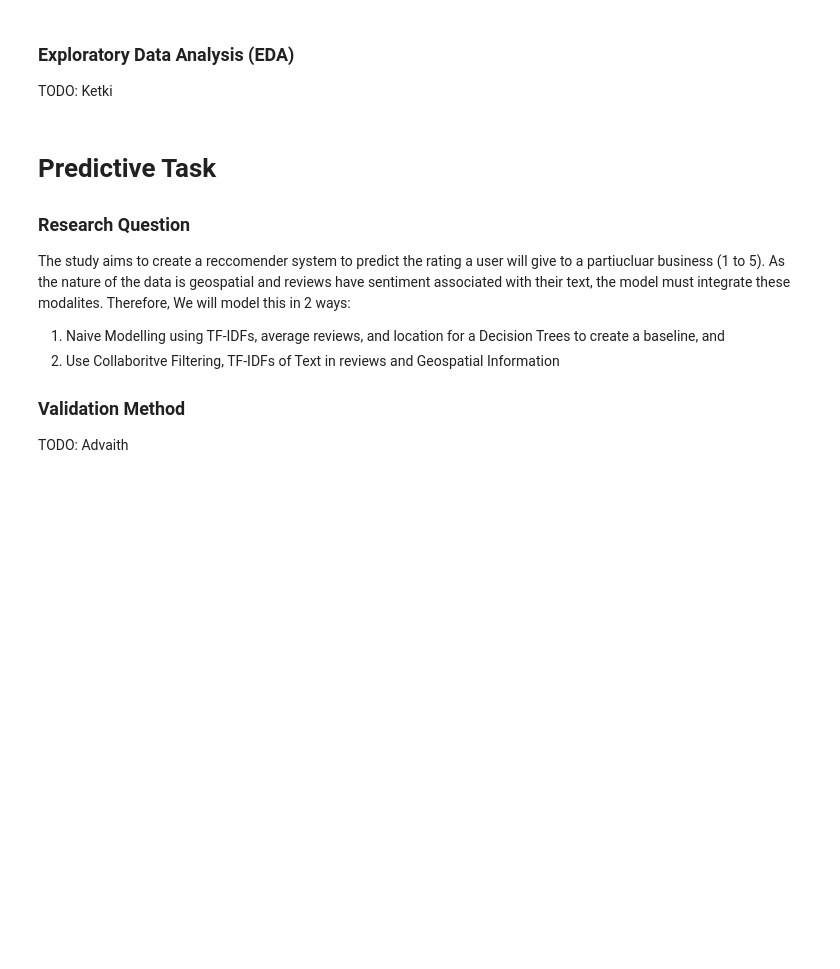
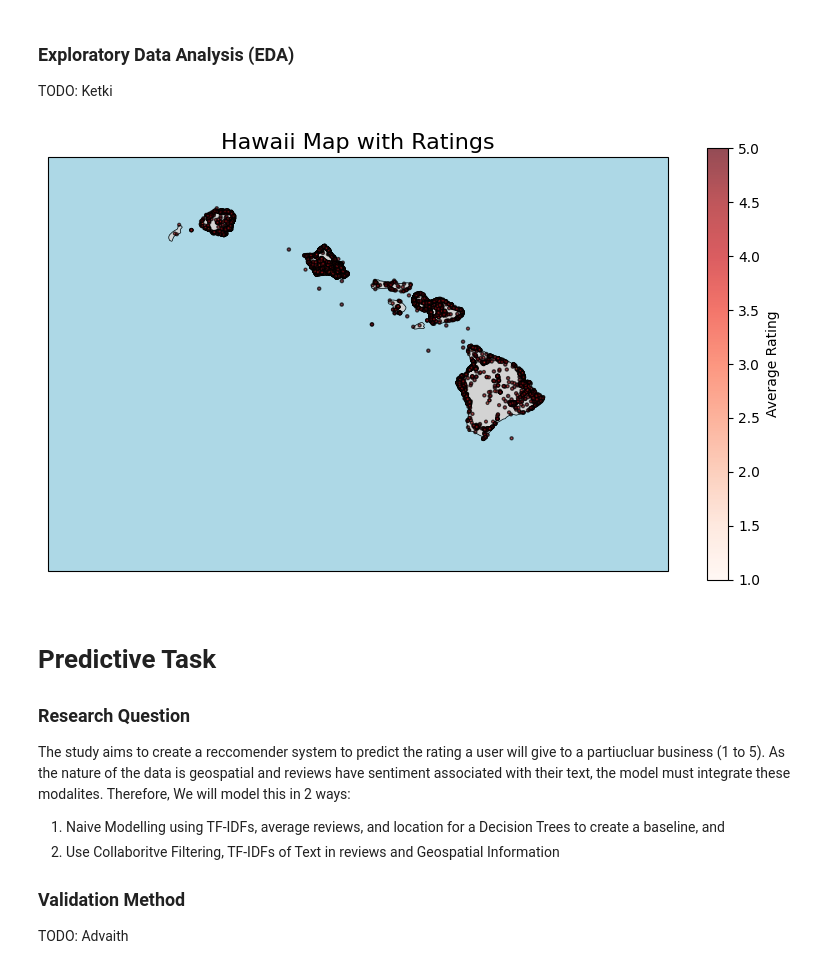
Before and after one commit to ArnavTalreja/Determining-factors-Influencing-Ratings-for-Consumer-Businesses, a Jupyter notebook: assignment2.ipynb, the cells around one changed output. Drawn from its saved outputs; the diff is of its cells as text; code cells hidden in the pictures; blank space fills up the shorter version.

```diff
--- a/assignment2.ipynb
+++ b/assignment2.ipynb
@@ -59,6 +239,48 @@ TODO Ketki
 ### Exploratory Data Analysis (EDA)
 
 TODO: Ketki
+# %%
+# Geospatil plot
+def plot_hawaii_with_ratings(data):
+    # Extract latitude, longitude, and ratings from the data
+    latitudes = [entry['latitude'] for entry in data]
+    longitudes = [entry['longitude'] for entry in data]
+    ratings = [entry['avg_rating'] for entry in data]
+
+    # Set up the map
+    fig, ax = plt.subplots(figsize=(10, 8), subplot_kw={'projection': ccrs.PlateCarree()})
+    ax.set_extent([-162, -153, 17, 23], crs=ccrs.PlateCarree())  # Hawaii bounding box
+
+    # Add features to the map
+    ax.add_feature(cfeature.COASTLINE, linewidth=0.5)
+    ax.add_feature(cfeature.BORDERS, linewidth=0.5)
+    ax.add_feature(cfeature.LAND, color='lightgrey')
+    ax.add_feature(cfeature.OCEAN, color='lightblue')
+    ax.add_feature(cfeature.LAKES, color='blue', alpha=0.5)
+
+    # Plot the points
+    scatter = ax.scatter(
+        longitudes,
+        latitudes,
+        c=ratings,
+        cmap='Reds',
+        s=[rating for rating in ratings],  # Scale size based on ratings
+        edgecolor='black',
+        alpha=0.7,
+        transform=ccrs.PlateCarree()
+    )
+
+    # Add a color bar for ratings
+    cbar = plt.colorbar(scatter, ax=ax, orientation='vertical', shrink=0.7, pad=0.05)
+    cbar.set_label('Average Rating')
+
+    # Add title and labels
+    plt.title("Hawaii Map with Ratings", fontsize=16)
+    plt.show()
+# %%
+plot_hawaii_with_ratings(metadata)
+# %% [output]
+[figure, added]
 # %% [markdown]
 # Predictive Task
 
```
Also changed, not shown: parts of 7 cells of this notebook.
